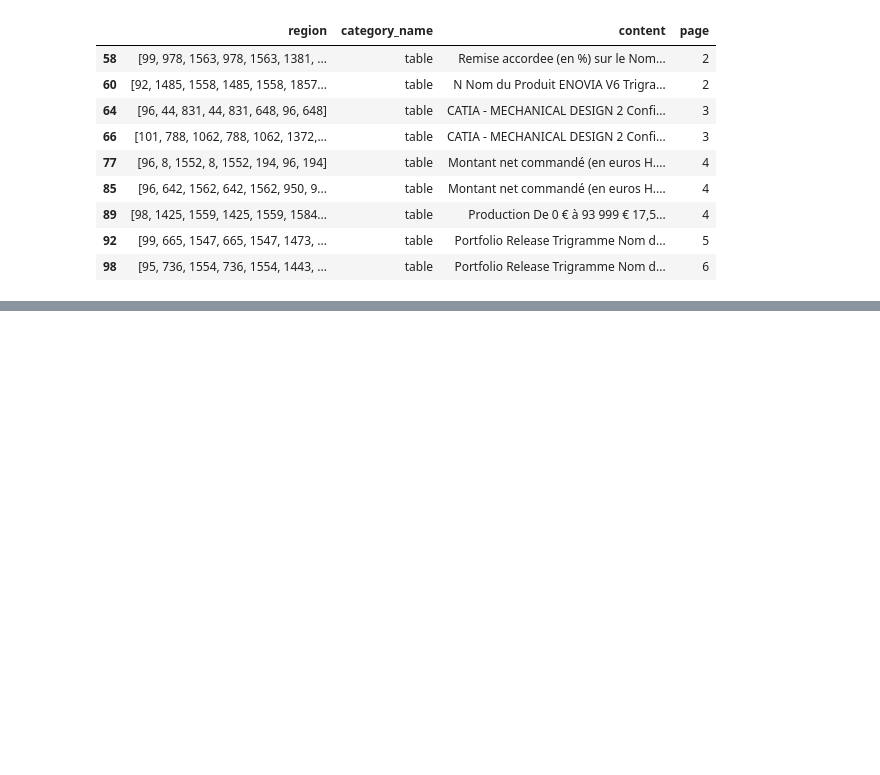
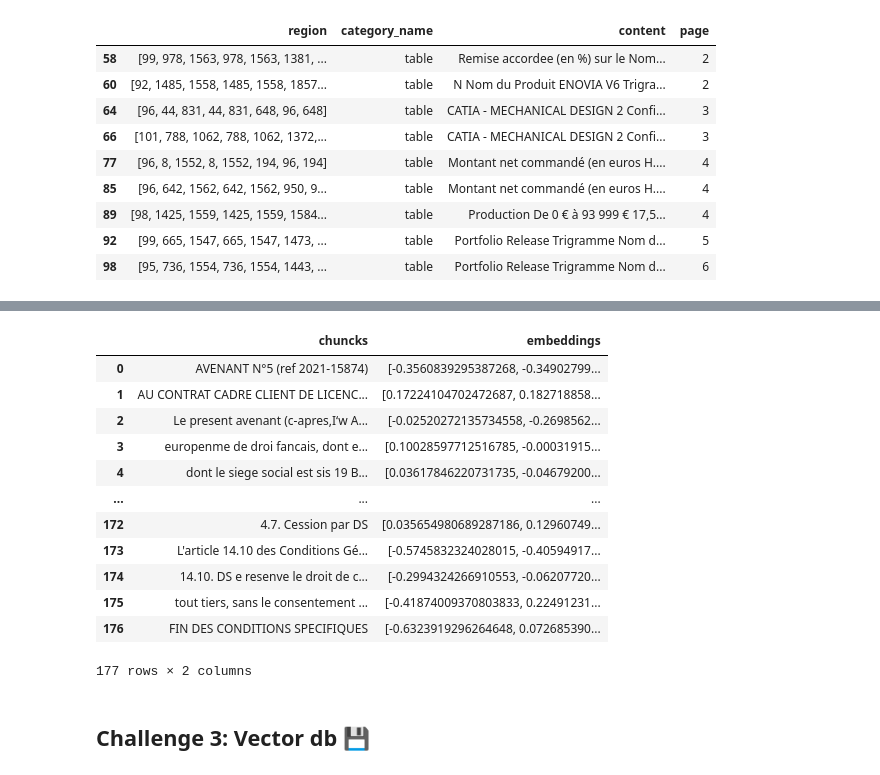
Before and after one commit to mybenkhadda/docxchain, a Jupyter notebook: test.ipynb, the cells around one changed output, grey strips where cells are left out. Drawn from its saved outputs; the diff is of its cells as text; code cells hidden in the pictures; blank space fills up the shorter version.

```diff
--- a/test.ipynb
+++ b/test.ipynb
@@ -208,5 +207,25 @@ embeddings = model.encode(sentences)
-# %%
-def embedding(x):
-    return model.encode(x)
+# %%
+def embedding(d):
+    e = model.encode(d["chuncks"])
+    d["embeddings"] = e.tolist()
+    return d
 # %%
-chunks["embedding"] = chunks["chuncks"].apply(embedding)
+chunks = embedding(chunks)
+# %%
+chunks
+# %% [output]
+|  | chuncks | embeddings |
+| 0 | AVENANT N°5 (ref 2021-15874) | [-0.3560839295387268, -0.34902799... |
+| 1 | AU CONTRAT CADRE CLIENT DE LICENC... | [0.17224104702472687, 0.182718858... |
+| 2 | Le present avenant (c-apres,I‘w A... | [-0.02520272135734558, -0.2698562... |
+| 3 | europenme de droi fancais, dont e... | [0.10028597712516785, -0.00031915... |
+| 4 | dont le siege social est sis 19 B... | [0.03617846220731735, -0.04679200... |
+| ... | ... | ... |
+| 172 | 4.7. Cession par DS | [0.035654980689287186, 0.12960749... |
+| 173 | L'article 14.10 des Conditions Gé... | [-0.5745832324028015, -0.40594917... |
+| 174 | 14.10. DS e resenve le droit de c... | [-0.2994324266910553, -0.06207720... |
+| 175 | tout tiers, sans le consentement ... | [-0.41874009370803833, 0.22491231... |
+| 176 | FIN DES CONDITIONS SPECIFIQUES | [-0.6323919296264648, 0.072685390... |
+177 rows × 2 columns
+# %% [markdown]
+## Challenge 3: Vector db 💾
```
Also changed, not shown: parts of 5 cells of this notebook.
